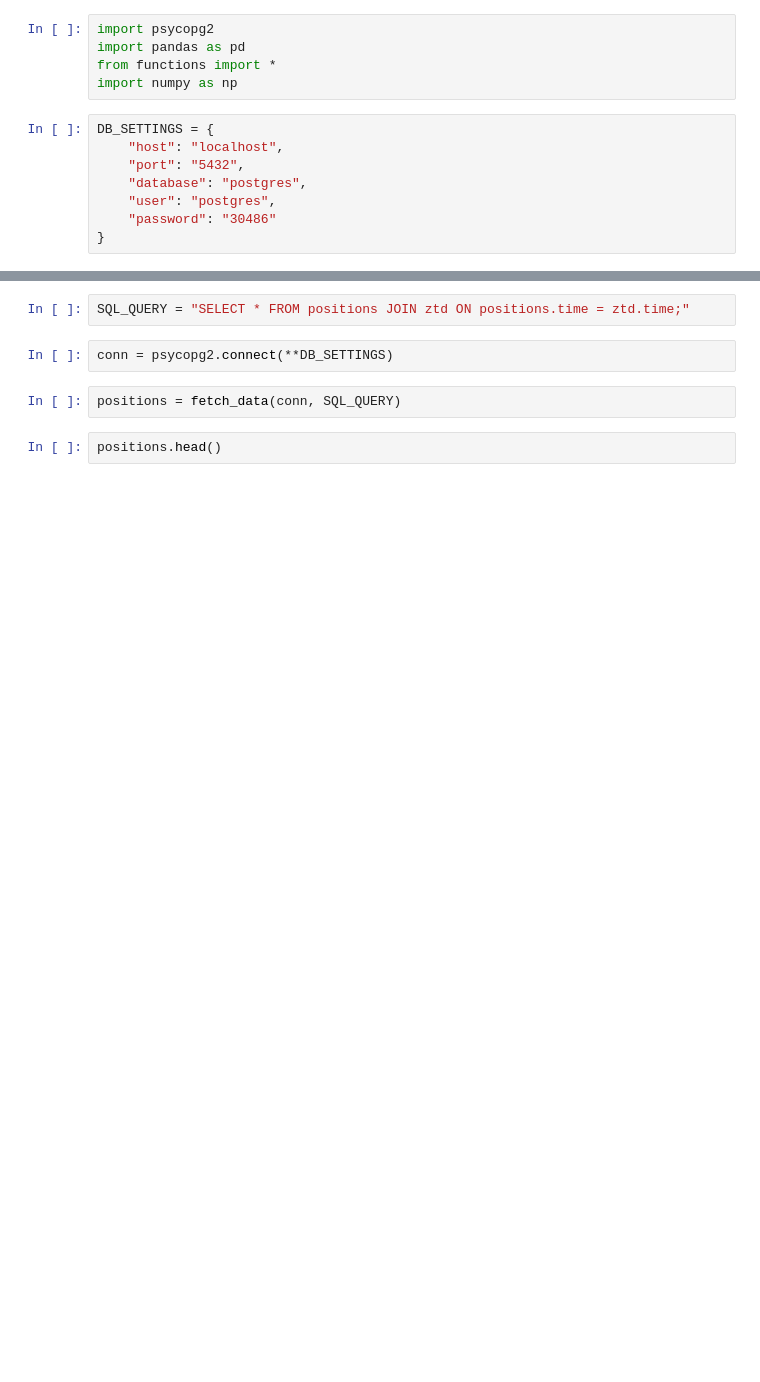
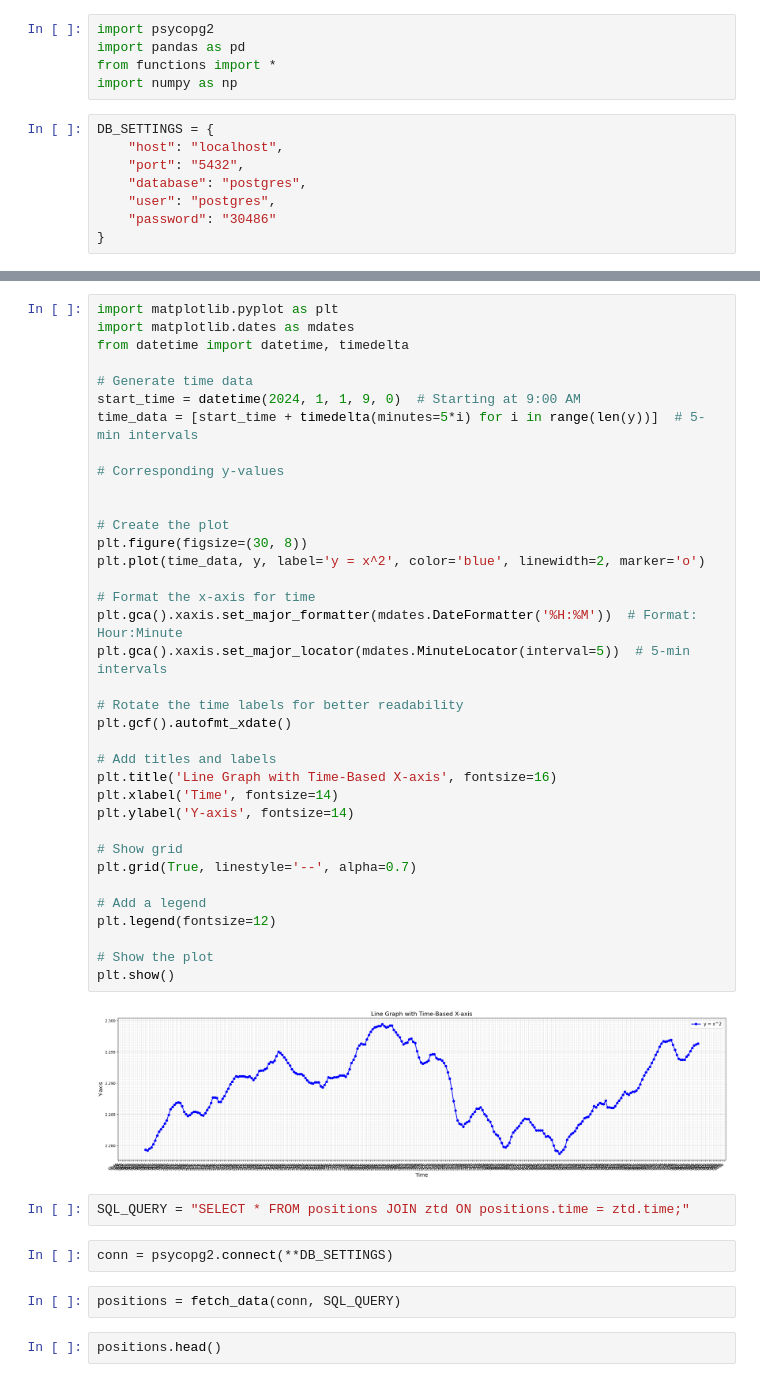
Before and after one commit to WafiEldoud/GTER_receiver, a Jupyter notebook: cals.ipynb, the cells around one changed output, grey strips where cells are left out. Saved outputs shown, nothing was run; the diff lists cells and outputs as text; blank space fills up the shorter version.

```diff
--- a/cals.ipynb
+++ b/cals.ipynb
@@ -14,3 +60,41 @@ DB_SETTINGS = {
+# %%
+import matplotlib.pyplot as plt
+import matplotlib.dates as mdates
+from datetime import datetime, timedelta
+
+# Generate time data
+start_time = datetime(2024, 1, 1, 9, 0)  # Starting at 9:00 AM
+time_data = [start_time + timedelta(minutes=5*i) for i in range(len(y))]  # 5-min intervals
+
+# Corresponding y-values
+
+
+# Create the plot
+plt.figure(figsize=(30, 8))
+plt.plot(time_data, y, label='y = x^2', color='blue', linewidth=2, marker='o')
+
+# Format the x-axis for time
+plt.gca().xaxis.set_major_formatter(mdates.DateFormatter('%H:%M'))  # Format: Hour:Minute
+plt.gca().xaxis.set_major_locator(mdates.MinuteLocator(interval=5))  # 5-min intervals
+
+# Rotate the time labels for better readability
+plt.gcf().autofmt_xdate()
+
+# Add titles and labels
+plt.title('Line Graph with Time-Based X-axis', fontsize=16)
+plt.xlabel('Time', fontsize=14)
+plt.ylabel('Y-axis', fontsize=14)
+
+# Show grid
+plt.grid(True, linestyle='--', alpha=0.7)
+
+# Add a legend
+plt.legend(fontsize=12)
+
+# Show the plot
+plt.show()
+# %% [output]
+[figure, added]
 # %%
 SQL_QUERY = "SELECT * FROM positions JOIN ztd ON positions.time = ztd.time;"
 # %%
```
Also changed, not shown: parts of 6 cells of this notebook, 43 other files.
